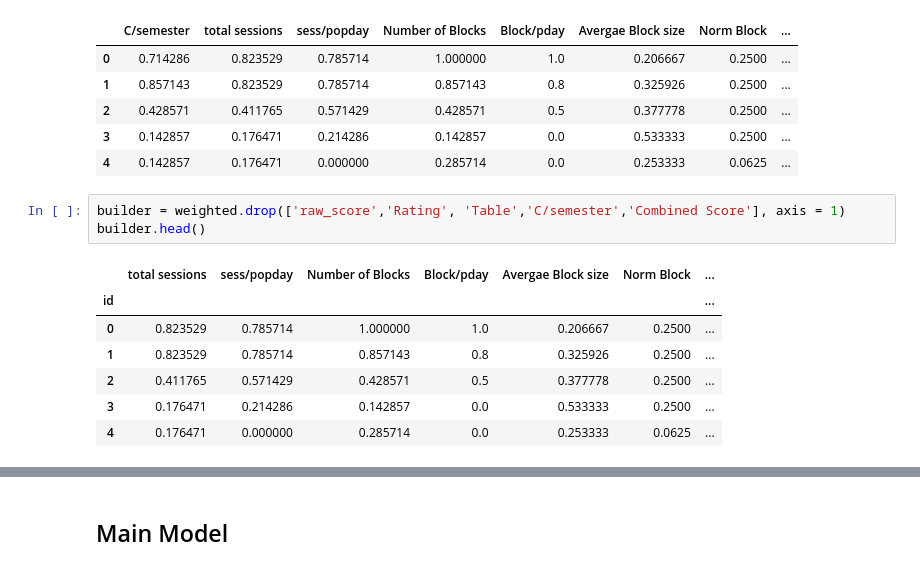
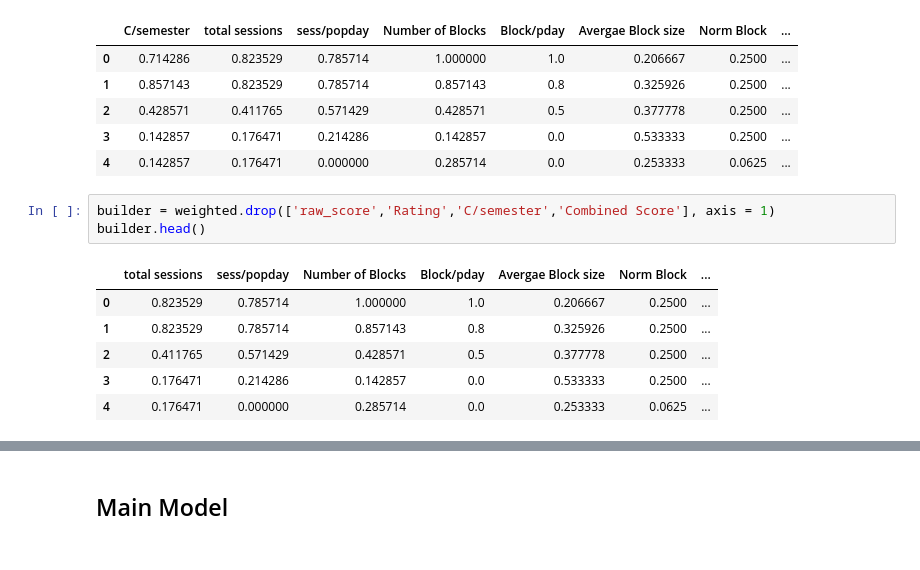
Before and after one commit to BoluP0202/Timetabling, a Jupyter notebook: Timetabling.ipynb, the cells around one changed output, grey strips where cells are left out. Drawn from its saved outputs; the diff is of its cells as text.

```diff
--- a/Timetabling.ipynb
+++ b/Timetabling.ipynb
@@ -339,11 +339,10 @@ weighted.head()
 | 3 | 0.142857 | 0.176471 | 0.214286 | 0.142857 | 0.0 | 0.533333 | 0.2500 | ... |
 | 4 | 0.142857 | 0.176471 | 0.000000 | 0.285714 | 0.0 | 0.253333 | 0.0625 | ... |
 # %%
-builder = weighted.drop(['raw_score','Rating', 'Table','C/semester','Combined Score'], axis = 1)
+builder = weighted.drop(['raw_score','Rating','C/semester','Combined Score'], axis = 1)
 builder.head()
 # %% [output]
 |  | total sessions | sess/popday | Number of Blocks | Block/pday | Avergae Block size | Norm Block | ... |
-| id |  |  |  |  |  |  | ... |
 | 0 | 0.823529 | 0.785714 | 1.000000 | 1.0 | 0.206667 | 0.2500 | ... |
 | 1 | 0.823529 | 0.785714 | 0.857143 | 0.8 | 0.325926 | 0.2500 | ... |
 | 2 | 0.411765 | 0.571429 | 0.428571 | 0.5 | 0.377778 | 0.2500 | ... |
```
Also changed, not shown: parts of 20 cells of this notebook, 17 other files.
